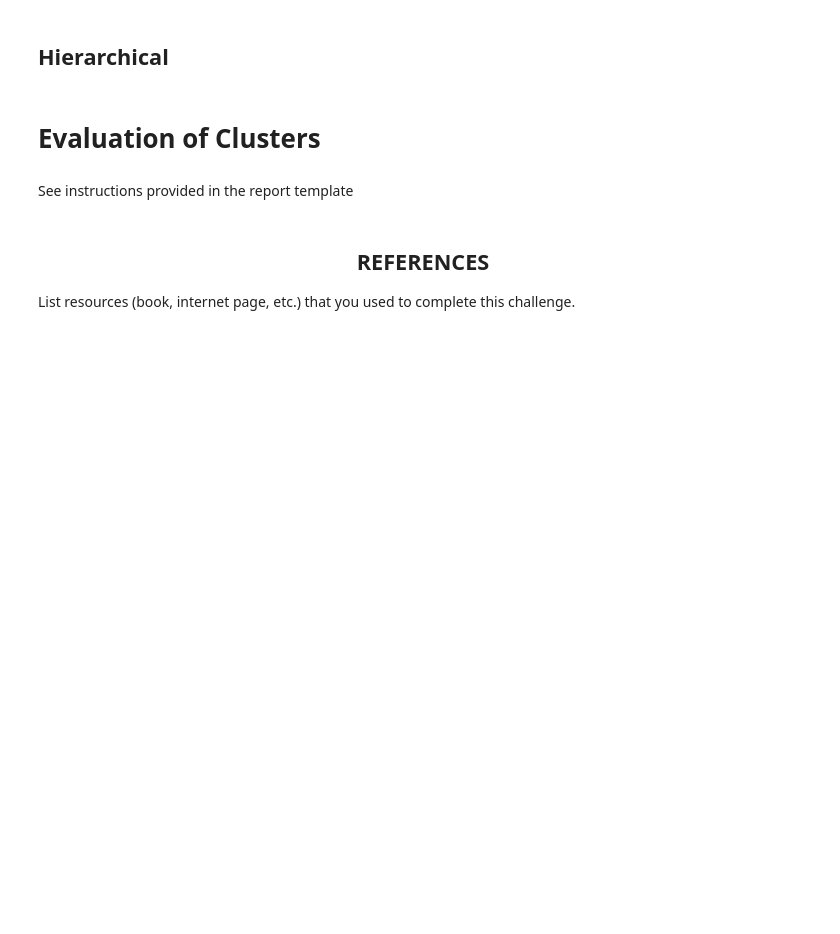
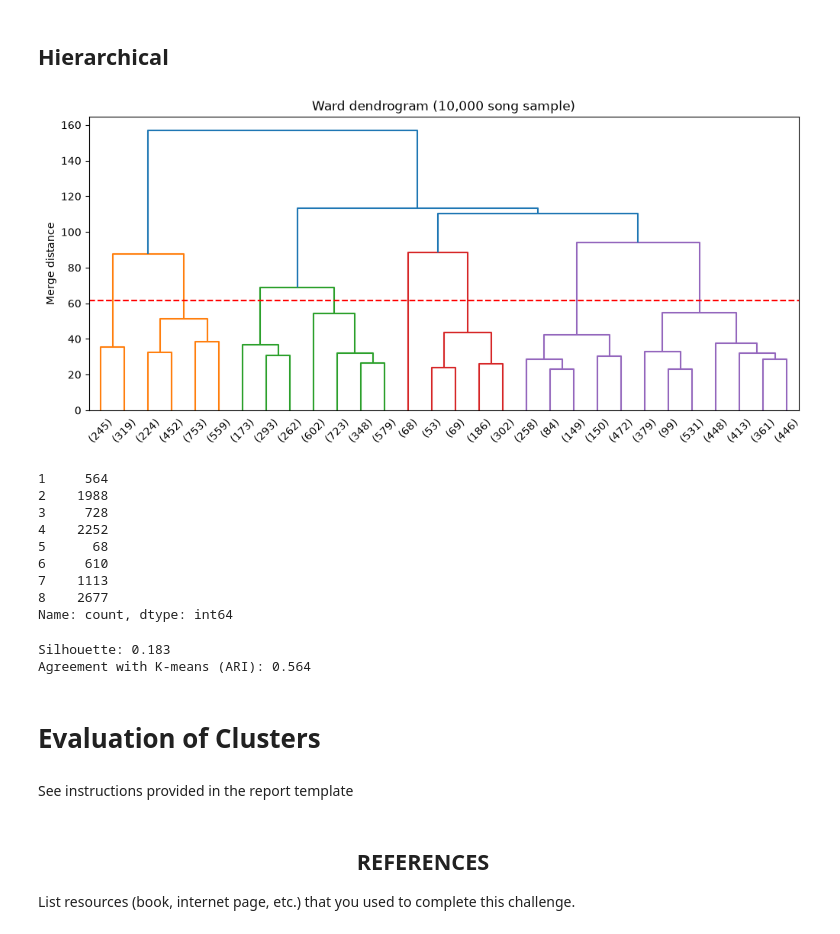
Before and after one commit to alexander-martrain/Song-Data-Mining, a Jupyter notebook: notebooks/project_cluster_cmps451.ipynb, the cells around one changed output. Cells and saved outputs as stored; diff of their text form; code cells hidden in the pictures; blank space fills up the shorter version.

```diff
--- a/notebooks/project_cluster_cmps451.ipynb
+++ b/notebooks/project_cluster_cmps451.ipynb
@@ -1057,0 +1157,19 @@ Energy and acousticness still show an opposite relationship, while the other fea
+# %%
+chosen_k = 8
+
+kmeans = KMeans(n_clusters=chosen_k, n_init=10, random_state=31).fit(X_train_pca)
+
+# cluster labels for training songs, testing is assigned to the nearest training centroid
+clean_training_df["kmeans_cluster"] = kmeans.labels_
+clean_testing_df["kmeans_cluster"] = kmeans.predict(X_test_pca)
+
+# average feature values, size, and most common genres for each cluster
+cluster_profile = clean_training_df.groupby("kmeans_cluster")[selected_features].mean()
+cluster_profile["size_%"] = clean_testing_df["kmeans_cluster"].value_counts(normalize=True) * 100
+cluster_profile["test_size_%"] = clean_testing_df["kmeans_cluster"].value_counts(normalize=True) * 100
+cluster_profile["top_genres"] = clean_training_df.groupby("kmeans_cluster")["TARGET"].agg(
+    lambda genres: ", ".join(genres.value_counts().head(3).index))
+display(cluster_profile.round(2))
+
+# mood makeup of each cluster
+display(pd.crosstab(clean_training_df["kmeans_cluster"], clean_training_df["mood"], normalize="index").round(2))
@@ -1058,5 +1197,43 @@ Energy and acousticness still show an opposite relationship, while the other fea
 # %% [markdown]
 ## Hierarchical
+# %%
+from scipy.cluster.hierarchy import linkage, dendrogram, fcluster
+from sklearn.metrics import adjusted_rand_score
+
+# ward needs every pairwise distance (~4 billion for 90k songs), too much memory, so use a 10k sample
+sample_positions = np.random.RandomState(31).choice(len(X_train_pca), size=10000, replace=False)
+X_sample = X_train_pca[sample_positions]
+
+linkage_matrix = linkage(X_sample, method="ward")
+
+# dendrogram of the last 3- merges, line where the tree is cut into clusters
+cut_height = (linkage_matrix[-chosen_k, 2] + linkage_matrix[-(chosen_k - 1), 2]) / 2
+plt.figure(figsize=(12, 5))
+dendrogram(linkage_matrix, truncate_mode="lastp", p=30)
+plt.axhline(y=cut_height, color="red", linestyle="--")
+plt.title("Ward dendrogram (10,000 song sample)")
+plt.ylabel("Merge distance")
+plt.show()
+
+# cut the tree into the same number of clusters as kmeans
+hierarchical_labels = fcluster(linkage_matrix, t=chosen_k, criterion="maxclust")
+
+display(pd.Series(hierarchical_labels).value_counts().sort_index())
+print("Silhouette:", round(silhouette_score(X_sample, hierarchical_labels), 3))
+print("Agreement with K-means (ARI):", round(adjusted_rand_score(kmeans.labels_[sample_positions], hierarchical_labels), 3))
+# %% [output]
+[figure, added]
+1     564
+2    1988
+3     728
+4    2252
+5      68
+6     610
+7    1113
+8    2677
+Name: count, dtype: int64
+Silhouette: 0.183
+Agreement with K-means (ARI): 0.564
 # %% [markdown]
 # Evaluation of Clusters
 # %% [markdown]
```
Also changed, not shown: parts of 10 cells of this notebook, 1 other file.
